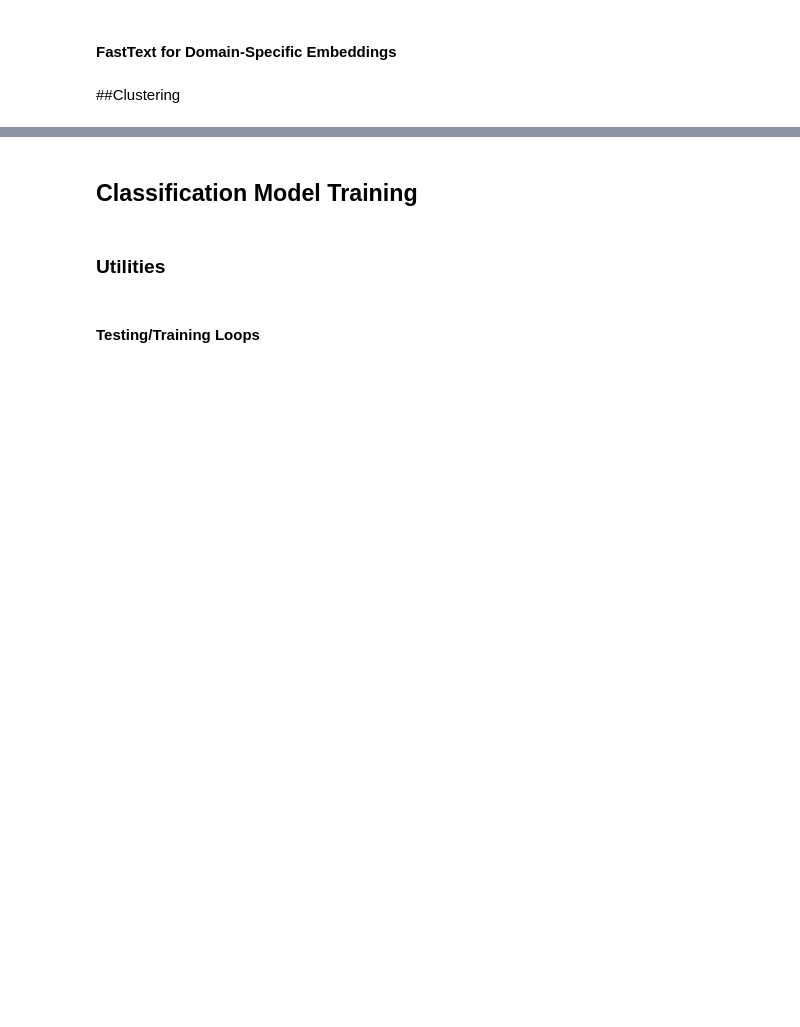
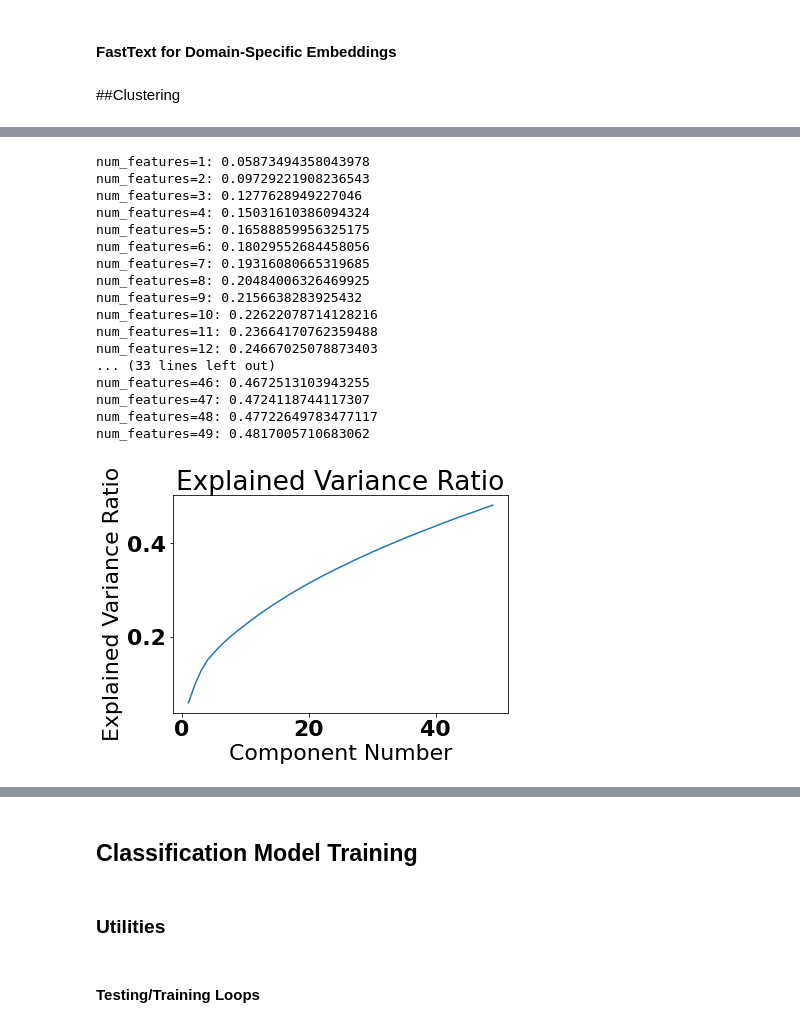
Before and after one commit to VinnieKhanna/RCTCI, a Jupyter notebook: Recracking_the_Coding_Interview.ipynb, the cells around one changed output, grey strips where cells are left out. Cells and saved outputs as stored; diff of their text form; code cells hidden in the pictures; blank space fills up the shorter version.

```diff
--- a/Recracking_the_Coding_Interview.ipynb
+++ b/Recracking_the_Coding_Interview.ipynb
@@ -344,5 +412,9 @@ for bar in bars1: #labels
   height = bar.get_height()
   ax1.text(x_pos, height + .25, s=round(height,3), ha='center', va='bottom')
 plt.savefig("top10runtimes.png", bbox_inches="tight", transparent=True)
+
+top_6_runtimes = top_10_runtimes[:6]
+df_lc_top6 = df_lc[df_lc['runtime'].isin(top_6_runtimes)]
+df_lc_top6.shape
 # %% [output]
 runtime
@@ -632,0 +639,4 @@ Embedding:
+# %%
+from sklearn.feature_extraction.text import TfidfVectorizer
+tfidf_vectorizer = TfidfVectorizer(stop_words='english', ngram_range=(1,3), max_features=512)
+X = tfidf_vectorizer.fit_transform(df_lc_top6['description']).toarray()
@@ -675,17 +687,38 @@ NameError: ignored
 # %%
-variance_vals = []
-Xcpu = X.cpu()
-Xcpu = Xcpu.reshape(Xcpu.shape[0], -1)
-for i in range(1, 5):
-  pca = decomposition.PCA(n_components=i)
-  pca.fit(Xcpu)
-  variance_vals.append(sum(pca.explained_variance_ratio_))
-  print("num_features={}: {}".format(i, variance_vals[-1]))
 
-plt.plot(range(1, 5), variance_vals)
-plt.title('Explained Variance Ratio')
-plt.xlabel('Component Number')
-plt.ylabel('Explained Variance Ratio')
-plt.show()
-features_transformed = decomposition.PCA(n_components=2).fit_transform(Xcpu)
+def PCA_graph(embedding, max_components):
+  embedding = embedding.reshape(embedding.shape[0], -1)
+  variance_vals = []
+  for i in range(1, max_components):
+    pca = decomposition.PCA(n_components=i)
+    pca.fit(embedding)
+    variance_vals.append(sum(pca.explained_variance_ratio_))
+    print("num_features={}: {}".format(i, variance_vals[-1]))
+
+  plt.plot(range(1, max_components), variance_vals)
+  plt.title('Explained Variance Ratio')
+  plt.xlabel('Component Number')
+  plt.ylabel('Explained Variance Ratio')
+  plt.show()
+
+PCA_graph(X, 50)
+# %% [output]
+num_features=1: 0.05873494358043978
+num_features=2: 0.09729221908236543
+num_features=3: 0.1277628949227046
+num_features=4: 0.15031610386094324
+num_features=5: 0.16588859956325175
+num_features=6: 0.18029552684458056
+num_features=7: 0.19316080665319685
+num_features=8: 0.20484006326469925
+num_features=9: 0.2156638283925432
+num_features=10: 0.22622078714128216
+num_features=11: 0.23664170762359488
+num_features=12: 0.24667025078873403
+... (33 lines left out)
+num_features=46: 0.4672513103943255
+num_features=47: 0.4724118744117307
+num_features=48: 0.47722649783477117
+num_features=49: 0.4817005710683062
+[figure, added]
 # %%
```
Also changed, not shown: parts of 93 cells of this notebook.
